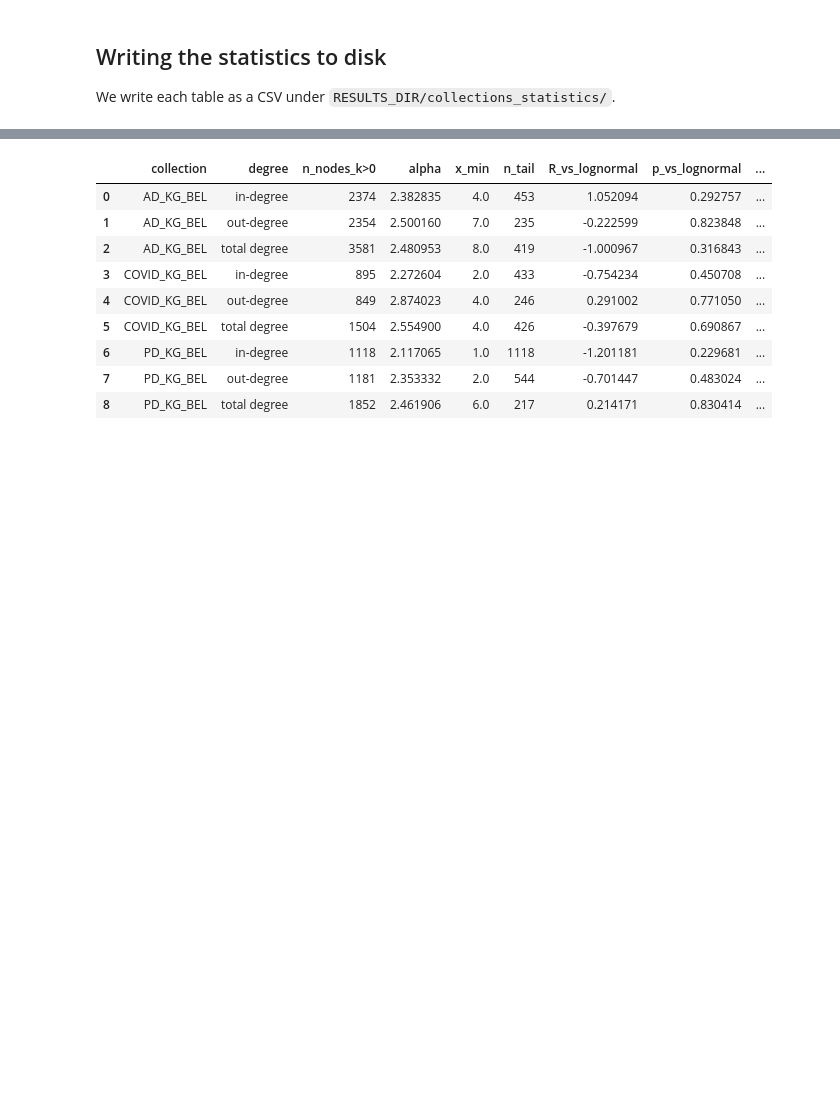
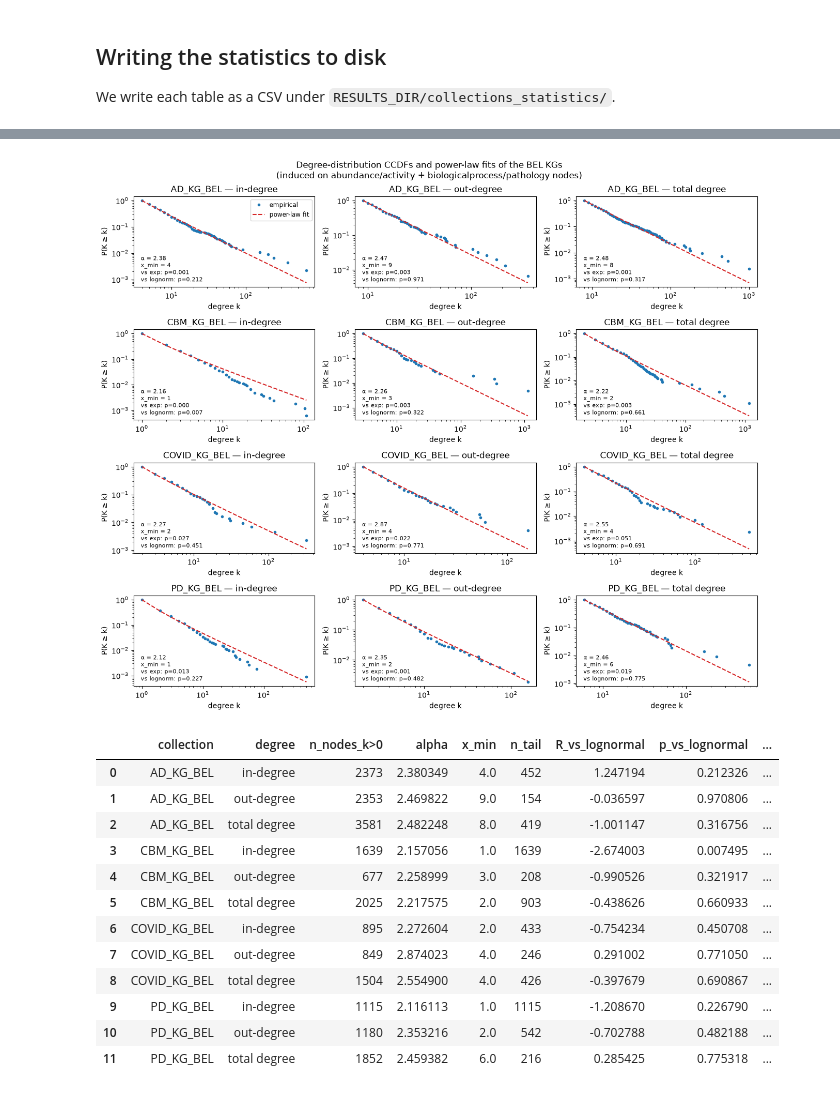
Before and after one commit to adrienrougny/commute_dm, a Jupyter notebook: scripts/main_analysis/2_05_get_collections_statistics.ipynb, the cells around one changed output, grey strips where cells are left out. Saved outputs shown, nothing was run; the diff lists cells and outputs as text; code cells hidden in the pictures; blank space fills up the shorter version.

```diff
--- a/scripts/main_analysis/2_05_get_collections_statistics.ipynb
+++ b/scripts/main_analysis/2_05_get_collections_statistics.ipynb
@@ -511,0 +614,10 @@ bel_type_pairs_df.head(20)  # full table written to CSV below
+# %%
+bel_projection_nodes, bel_projection_edges = get_bel_projection(session)
+print(
+    "projected nodes per KG:",
+    bel_projection_nodes.groupby("collection").size().to_dict(),
+)
+print(
+    "projected edges per KG:",
+    bel_projection_edges.groupby("collection").size().to_dict(),
+)
@@ -579,15 +694,16 @@ notebook.
 import warnings
 
 import matplotlib.pyplot as plt
+import powerlaw
 
-BEL_COLLECTIONS = ["AD_KG_BEL", "COVID_KG_BEL", "PD_KG_BEL"]
+BEL_COLLECTIONS = ["AD_KG_BEL", "CBM_KG_BEL", "COVID_KG_BEL", "PD_KG_BEL"]
 DEGREE_TYPES = [
     ("indegree", "in-degree"),
     ("outdegree", "out-degree"),
     ("total", "total degree"),
 ]
 
-degree_df = get_bel_degree_data(session)
+degree_df = get_bel_degree_data(bel_projection_nodes, bel_projection_edges)
 degree_df = degree_df.assign(total=degree_df["indegree"] + degree_df["outdegree"])
 
 # Fit a power law to each (collection, degree-type) and collect the verdicts.
@@ -630,39 +746,43 @@ for i, collection in enumerate(BEL_COLLECTIONS):
             0.04,
             f"α = {row['alpha']:.2f}\nx_min = {row['x_min']:.0f}\n"
             f"vs exp: p={row['p_vs_exponential']:.3f}\n"
             f"vs lognorm: p={row['p_vs_lognormal']:.3f}",
             transform=ax.transAxes,
             va="bottom",
             ha="left",
             fontsize=8,
         )
         if i == 0 and j == 0:
             ax.legend(fontsize="small", loc="upper right")
 
 fig.suptitle(
     "Degree-distribution CCDFs and power-law fits of the BEL KGs\n"
     "(induced on abundance/activity + biologicalprocess/pathology nodes)"
 )
 fig.tight_layout()
 fig.savefig(
     COLLECTIONS_STATISTICS_DIR / "bel_degree_scalefree.png",
     dpi=150,
     bbox_inches="tight",
 )
 plt.show()
 
 scale_free_df.to_csv(
     COLLECTIONS_STATISTICS_DIR / "bel_scale_free_fits.csv", index=False
 )
 scale_free_df
 # %% [output]
+[figure, added]
 |  | collection | degree | n_nodes_k>0 | alpha | x_min | n_tail | R_vs_lognormal | p_vs_lognormal | ... |
-| 0 | AD_KG_BEL | in-degree | 2374 | 2.382835 | 4.0 | 453 | 1.052094 | 0.292757 | ... |
-| 1 | AD_KG_BEL | out-degree | 2354 | 2.500160 | 7.0 | 235 | -0.222599 | 0.823848 | ... |
-| 2 | AD_KG_BEL | total degree | 3581 | 2.480953 | 8.0 | 419 | -1.000967 | 0.316843 | ... |
-| 3 | COVID_KG_BEL | in-degree | 895 | 2.272604 | 2.0 | 433 | -0.754234 | 0.450708 | ... |
-| 4 | COVID_KG_BEL | out-degree | 849 | 2.874023 | 4.0 | 246 | 0.291002 | 0.771050 | ... |
-| 5 | COVID_KG_BEL | total degree | 1504 | 2.554900 | 4.0 | 426 | -0.397679 | 0.690867 | ... |
-| 6 | PD_KG_BEL | in-degree | 1118 | 2.117065 | 1.0 | 1118 | -1.201181 | 0.229681 | ... |
-| 7 | PD_KG_BEL | out-degree | 1181 | 2.353332 | 2.0 | 544 | -0.701447 | 0.483024 | ... |
-| 8 | PD_KG_BEL | total degree | 1852 | 2.461906 | 6.0 | 217 | 0.214171 | 0.830414 | ... |
+| 0 | AD_KG_BEL | in-degree | 2373 | 2.380349 | 4.0 | 452 | 1.247194 | 0.212326 | ... |
+| 1 | AD_KG_BEL | out-degree | 2353 | 2.469822 | 9.0 | 154 | -0.036597 | 0.970806 | ... |
+| 2 | AD_KG_BEL | total degree | 3581 | 2.482248 | 8.0 | 419 | -1.001147 | 0.316756 | ... |
+| 3 | CBM_KG_BEL | in-degree | 1639 | 2.157056 | 1.0 | 1639 | -2.674003 | 0.007495 | ... |
+| 4 | CBM_KG_BEL | out-degree | 677 | 2.258999 | 3.0 | 208 | -0.990526 | 0.321917 | ... |
+| 5 | CBM_KG_BEL | total degree | 2025 | 2.217575 | 2.0 | 903 | -0.438626 | 0.660933 | ... |
+| 6 | COVID_KG_BEL | in-degree | 895 | 2.272604 | 2.0 | 433 | -0.754234 | 0.450708 | ... |
+| 7 | COVID_KG_BEL | out-degree | 849 | 2.874023 | 4.0 | 246 | 0.291002 | 0.771050 | ... |
+| 8 | COVID_KG_BEL | total degree | 1504 | 2.554900 | 4.0 | 426 | -0.397679 | 0.690867 | ... |
+| 9 | PD_KG_BEL | in-degree | 1115 | 2.116113 | 1.0 | 1115 | -1.208670 | 0.226790 | ... |
+| 10 | PD_KG_BEL | out-degree | 1180 | 2.353216 | 2.0 | 542 | -0.702788 | 0.482188 | ... |
+| 11 | PD_KG_BEL | total degree | 1852 | 2.459382 | 6.0 | 216 | 0.285425 | 0.775318 | ... |
```
Also changed, not shown: parts of 24 cells of this notebook, 15 other files.
